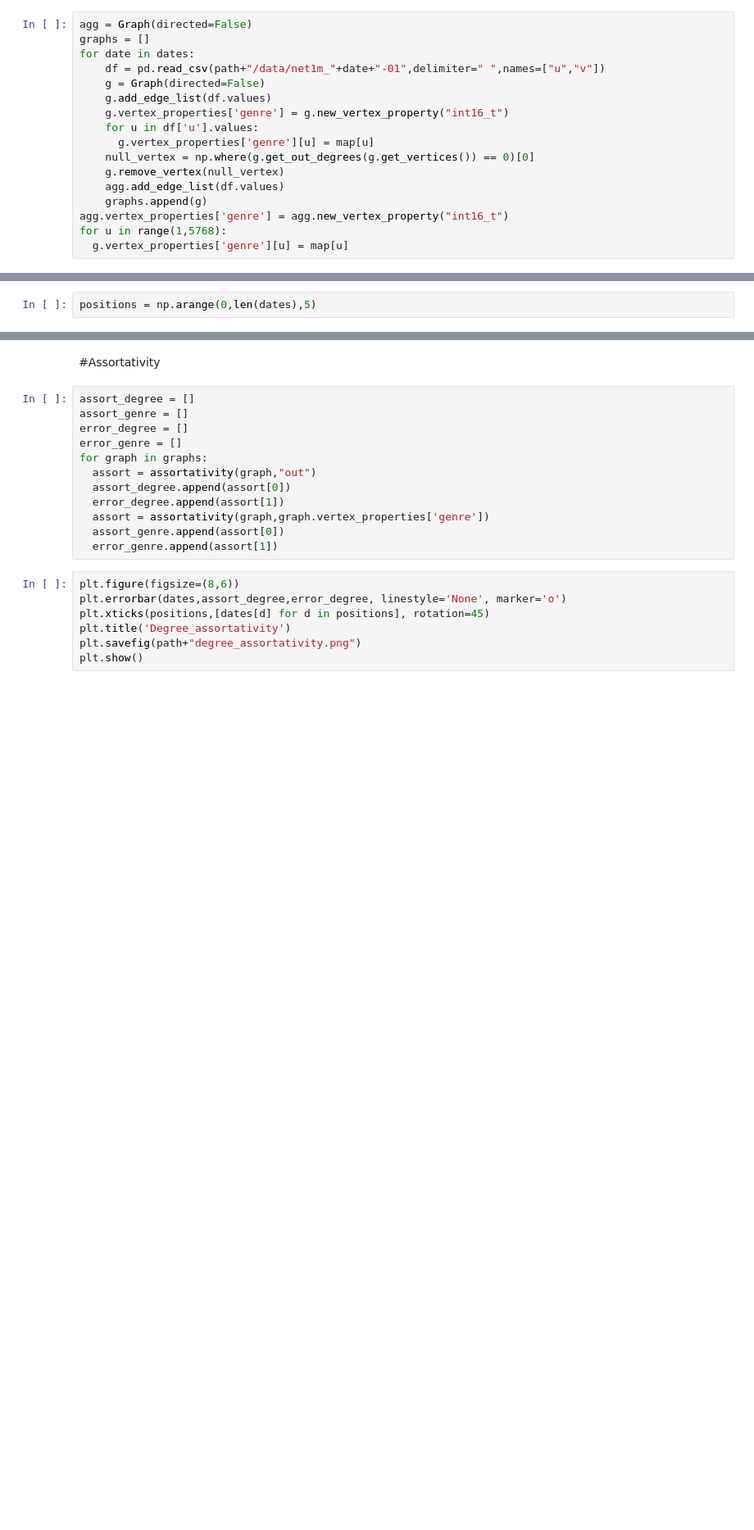
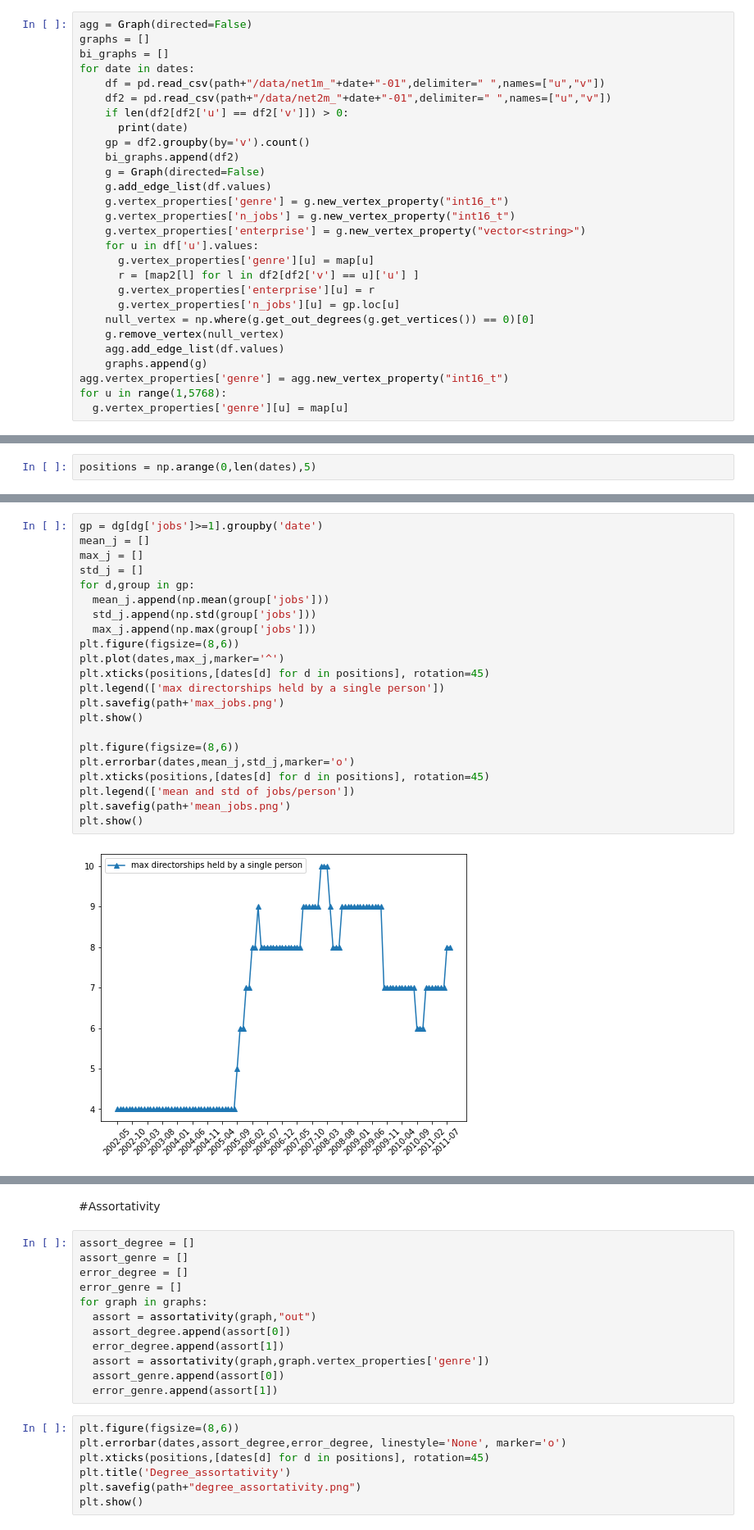
Before and after one commit to FelipeSchreiber/Redes_Complexas, a Jupyter notebook: NorwegianDirectors.ipynb, the cells around one changed output, grey strips where cells are left out. Shown at 82% size. Saved outputs shown, nothing was run; the diff lists cells and outputs as text; blank space fills up the shorter version.

```diff
--- a/NorwegianDirectors.ipynb
+++ b/NorwegianDirectors.ipynb
@@ -68,13 +81,24 @@ for i in range(len(people)):
 # %%
 agg = Graph(directed=False)
 graphs = []
+bi_graphs = []
 for date in dates:
     df = pd.read_csv(path+"/data/net1m_"+date+"-01",delimiter=" ",names=["u","v"])
+    df2 = pd.read_csv(path+"/data/net2m_"+date+"-01",delimiter=" ",names=["u","v"])
+    if len(df2[df2['u'] == df2['v']]) > 0:
+      print(date)
+    gp = df2.groupby(by='v').count()
+    bi_graphs.append(df2)
     g = Graph(directed=False)
     g.add_edge_list(df.values)
     g.vertex_properties['genre'] = g.new_vertex_property("int16_t")
+    g.vertex_properties['n_jobs'] = g.new_vertex_property("int16_t")
+    g.vertex_properties['enterprise'] = g.new_vertex_property("vector<string>")
     for u in df['u'].values:
       g.vertex_properties['genre'][u] = map[u]
+      r = [map2[l] for l in df2[df2['v'] == u]['u'] ]
+      g.vertex_properties['enterprise'][u] = r
+      g.vertex_properties['n_jobs'][u] = gp.loc[u]
     null_vertex = np.where(g.get_out_degrees(g.get_vertices()) == 0)[0]
     g.remove_vertex(null_vertex)
     agg.add_edge_list(df.values)
@@ -109,0 +146,24 @@ positions = np.arange(0,len(dates),5)
+# %%
+gp = dg[dg['jobs']>=1].groupby('date')
+mean_j = []
+max_j = []
+std_j = []
+for d,group in gp:
+  mean_j.append(np.mean(group['jobs']))
+  std_j.append(np.std(group['jobs']))
+  max_j.append(np.max(group['jobs']))
+plt.figure(figsize=(8,6))
+plt.plot(dates,max_j,marker='^')
+plt.xticks(positions,[dates[d] for d in positions], rotation=45)
+plt.legend(['max directorships held by a single person'])
+plt.savefig(path+'max_jobs.png')
+plt.show()
+
+plt.figure(figsize=(8,6))
+plt.errorbar(dates,mean_j,std_j,marker='o')
+plt.xticks(positions,[dates[d] for d in positions], rotation=45)
+plt.legend(['mean and std of jobs/person'])
+plt.savefig(path+'mean_jobs.png')
+plt.show()
+# %% [output]
+[figure, added]
```
Also changed, not shown: parts of 19 cells of this notebook.
